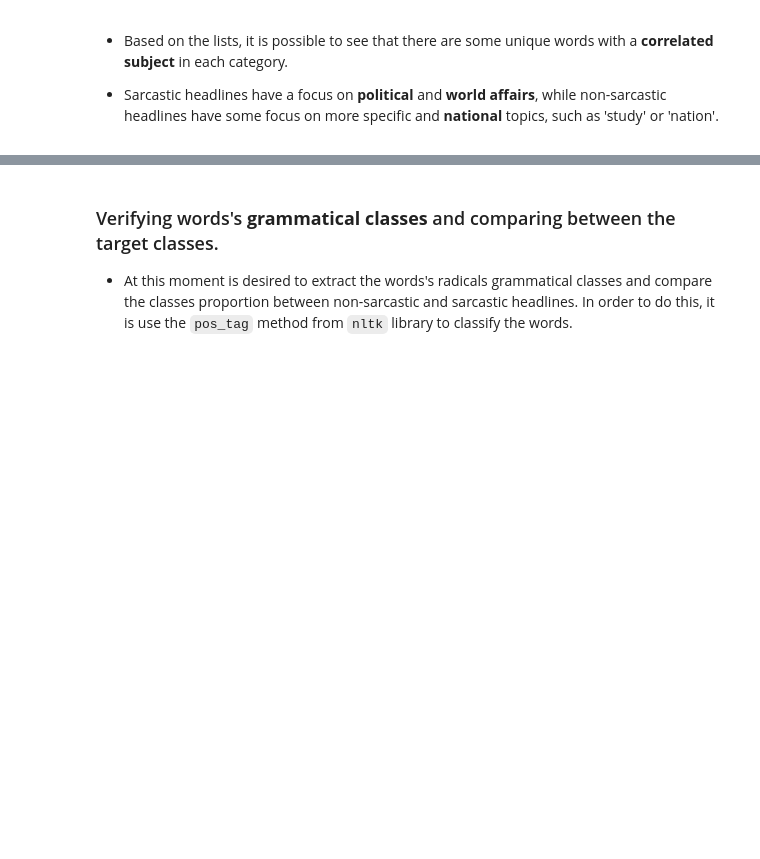
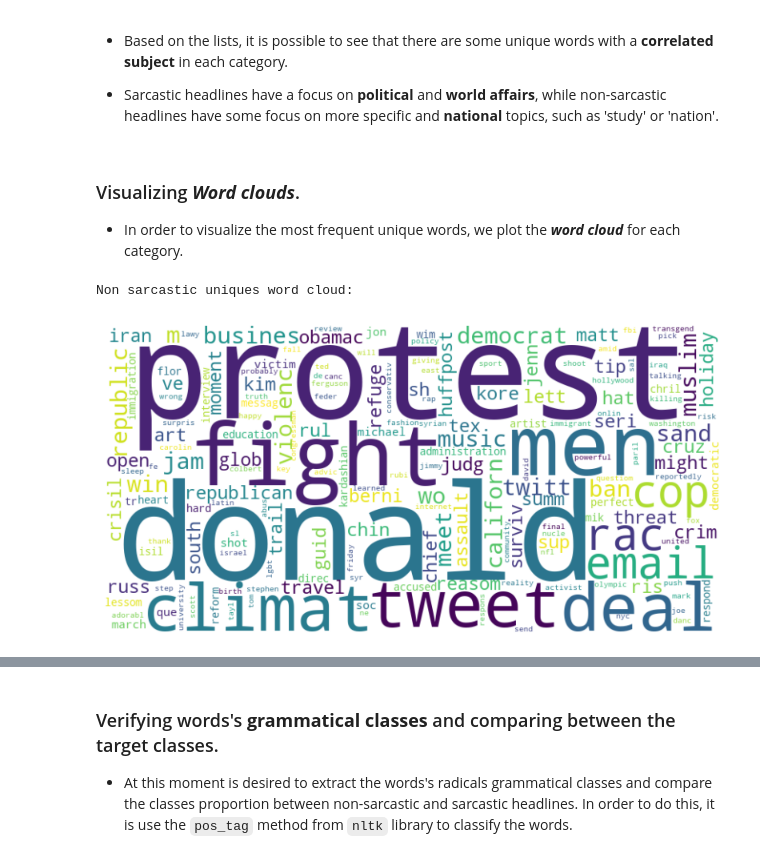
Before and after one commit to vtpaiva/sarcastic-headlines-detection, a Jupyter notebook: analysis.ipynb, the cells around one changed output, grey strips where cells are left out. Saved outputs shown, nothing was run; the diff lists cells and outputs as text; code cells hidden in the pictures; blank space fills up the shorter version.

```diff
--- a/analysis.ipynb
+++ b/analysis.ipynb
@@ -231,3 +233,25 @@ Unique most frequent tokens in non sarcastic headlines:
 * Based on the lists, it is possible to see that there are some unique words with a **correlated subject** in each category.
 
 * Sarcastic headlines have a focus on **political** and **world affairs**, while non-sarcastic headlines have some focus on more specific and **national** topics, such as 'study' or 'nation'.
+# %%
+def word_cloud(vec):
+    all_words = ' '.join([' '.join(words) for words in vec])
+
+    wordcloud = WordCloud(width=800, height=400, background_color='white').generate(all_words)
+
+    # Exibir a nuvem de palavras
+    plt.figure(figsize=(10, 5))
+    plt.imshow(wordcloud, interpolation='bilinear')
+    plt.axis('off')
+    plt.show()
+# %% [markdown]
+### Visualizing ***Word clouds***.
+
+* In order to visualize the most frequent unique words, we plot the ***word cloud*** for each category.
+# %%
+print('Non sarcastic uniques word cloud:')
+
+word_cloud(unique_non_sarcastic)
+# %% [output]
+Non sarcastic uniques word cloud:
+[figure, added]
```
Also changed, not shown: parts of 19 cells of this notebook, 2 other files.
